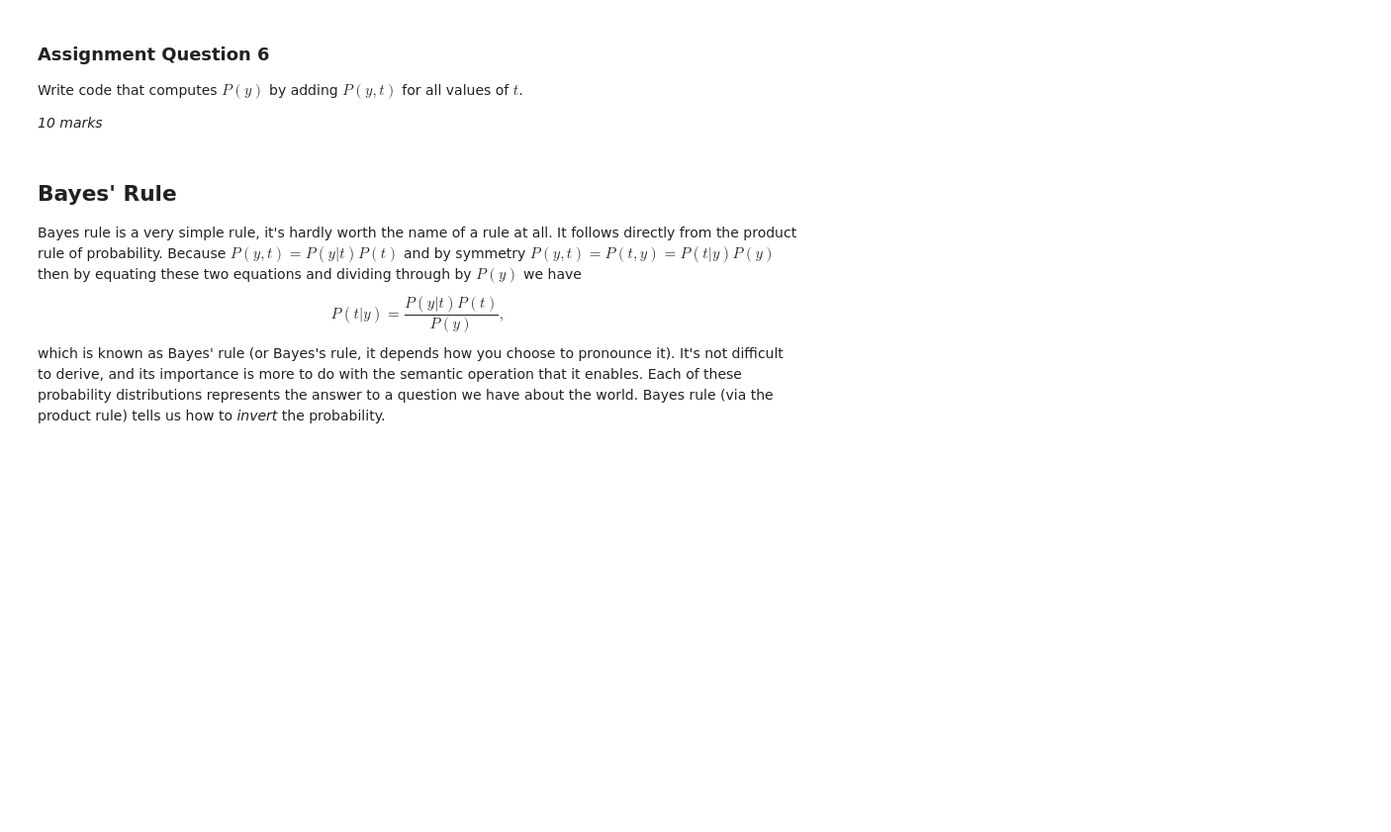
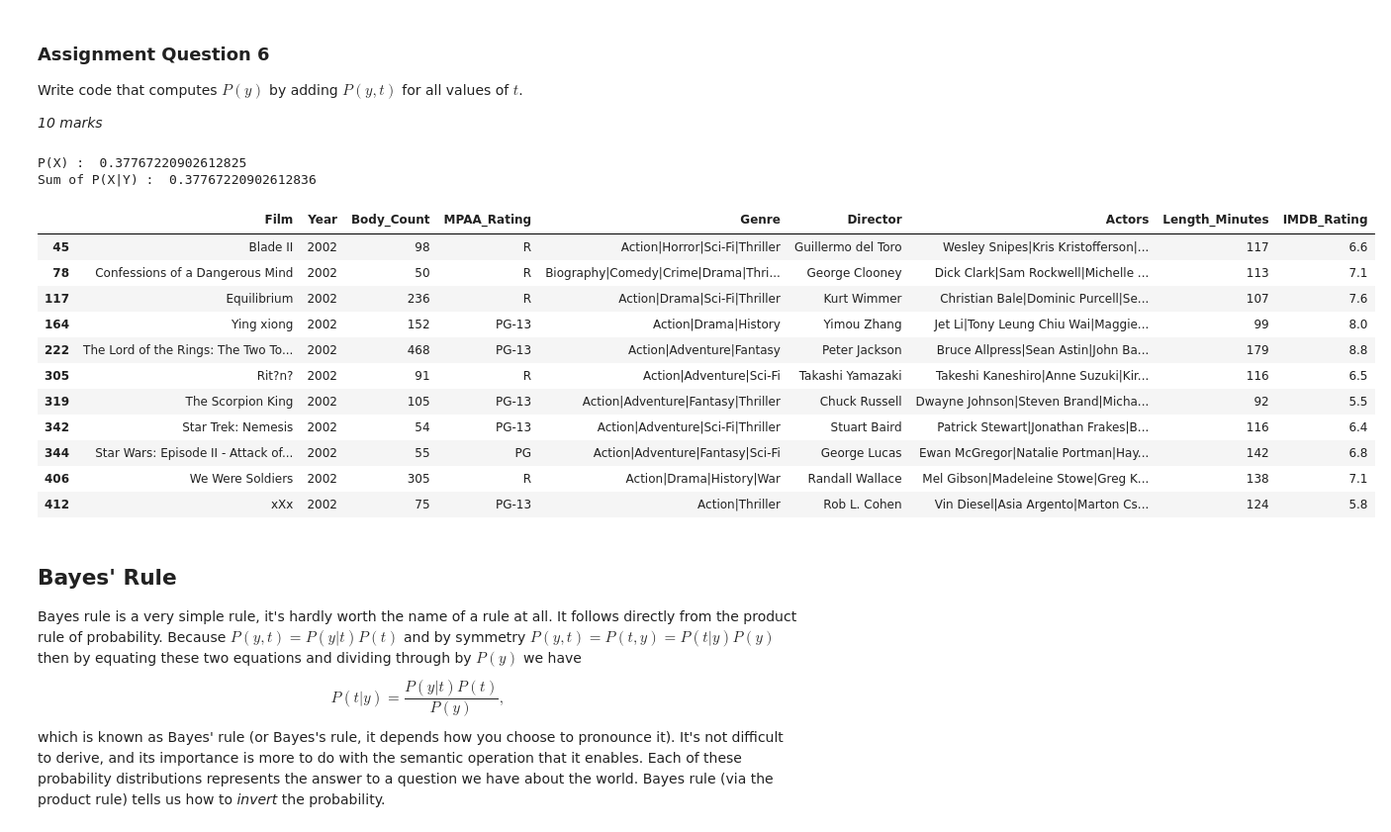
Before and after one commit to TUOS-COM-4509-6509-2018-19/assignment-1-chloe91, a Jupyter notebook: lab_session_week1.ipynb, the cells around one changed output. Shown at 99% size. Saved outputs shown, nothing was run; the diff lists cells and outputs as text; code cells hidden in the pictures; blank space fills up the shorter version.

```diff
--- a/lab_session_week1.ipynb
+++ b/lab_session_week1.ipynb
@@ -362,6 +563,49 @@ Write code that computes $P(y)$ by adding $P(y, t)$ for all values of $t$.
 # Write code for you answer to this question in this box
 # Do not delete these comments, otherwise you will get zero for this answer.
 # Make sure your code has run and the answer is correct *before* submitting your notebook for marking.
+
+# X : a random variable meaning film_deaths.Body_count>40
+# Y : a random variable meaning film_deaths.Body_count>40 in a year
+
+# Return the P(X|Y)
+def prob_sum(count_deaths, year):
+    fd      = film_deaths
+    all_df  = fd.Body_Count.shape[0]
+    cond_df = (fd.Body_Count[(fd.Year==year) & (fd.Body_Count>count_deaths)]).shape[0]
+#    print(cond_df, all_df)
+    return cond_df/all_df
+
+# Return the P(X)
+def prob(count_deaths):
+    fd      = film_deaths
+    all_df  = fd.Body_Count.shape[0]
+    cond_df = (fd.Body_Count[fd.Body_Count>count_deaths]).shape[0]
+    return cond_df/all_df
+
+print('P(X) : ', prob(40), '\nSum of P(X|Y) : ', sum(prob_sum(40, eachYear) for eachYear in set(film_deaths.Year)))
+#sum([eachYear for eachYear in set(film_deaths.Year)])
+# %% [output]
+P(X) :  0.37767220902612825
+Sum of P(X|Y) :  0.37767220902612836
+# %%
+part = film_deaths[film_deaths.Body_Count>40]
+#part.sort_values(by = 'Body_Count')
+#print(film_deaths.shape, part.shape)
+fd = film_deaths
+fd[(fd['Year']==2002) & (fd['Body_Count']>40)]
+# %% [output]
+|  | Film | Year | Body_Count | MPAA_Rating | Genre | Director | Actors | Length_Minutes | IMDB_Rating |
+| 45 | Blade II | 2002 | 98 | R | Action|Horror|Sci-Fi|Thriller | Guillermo del Toro | Wesley Snipes|Kris Kristofferson|... | 117 | 6.6 |
+| 78 | Confessions of a Dangerous Mind | 2002 | 50 | R | Biography|Comedy|Crime|Drama|Thri... | George Clooney | Dick Clark|Sam Rockwell|Michelle ... | 113 | 7.1 |
+| 117 | Equilibrium | 2002 | 236 | R | Action|Drama|Sci-Fi|Thriller | Kurt Wimmer | Christian Bale|Dominic Purcell|Se... | 107 | 7.6 |
+| 164 | Ying xiong | 2002 | 152 | PG-13 | Action|Drama|History | Yimou Zhang | Jet Li|Tony Leung Chiu Wai|Maggie... | 99 | 8.0 |
+| 222 | The Lord of the Rings: The Two To... | 2002 | 468 | PG-13 | Action|Adventure|Fantasy | Peter Jackson | Bruce Allpress|Sean Astin|John Ba... | 179 | 8.8 |
+| 305 | Rit?n? | 2002 | 91 | R | Action|Adventure|Sci-Fi | Takashi Yamazaki | Takeshi Kaneshiro|Anne Suzuki|Kir... | 116 | 6.5 |
+| 319 | The Scorpion King | 2002 | 105 | PG-13 | Action|Adventure|Fantasy|Thriller | Chuck Russell | Dwayne Johnson|Steven Brand|Micha... | 92 | 5.5 |
+| 342 | Star Trek: Nemesis | 2002 | 54 | PG-13 | Action|Adventure|Sci-Fi|Thriller | Stuart Baird | Patrick Stewart|Jonathan Frakes|B... | 116 | 6.4 |
+| 344 | Star Wars: Episode II - Attack of... | 2002 | 55 | PG | Action|Adventure|Fantasy|Sci-Fi | George Lucas | Ewan McGregor|Natalie Portman|Hay... | 142 | 6.8 |
+| 406 | We Were Soldiers | 2002 | 305 | R | Action|Drama|History|War | Randall Wallace | Mel Gibson|Madeleine Stowe|Greg K... | 138 | 7.1 |
+| 412 | xXx | 2002 | 75 | PG-13 | Action|Thriller | Rob L. Cohen | Vin Diesel|Asia Argento|Marton Cs... | 124 | 5.8 |
 # %% [markdown]
 ## Bayes' Rule
 
```
Also changed, not shown: parts of 27 cells of this notebook.
